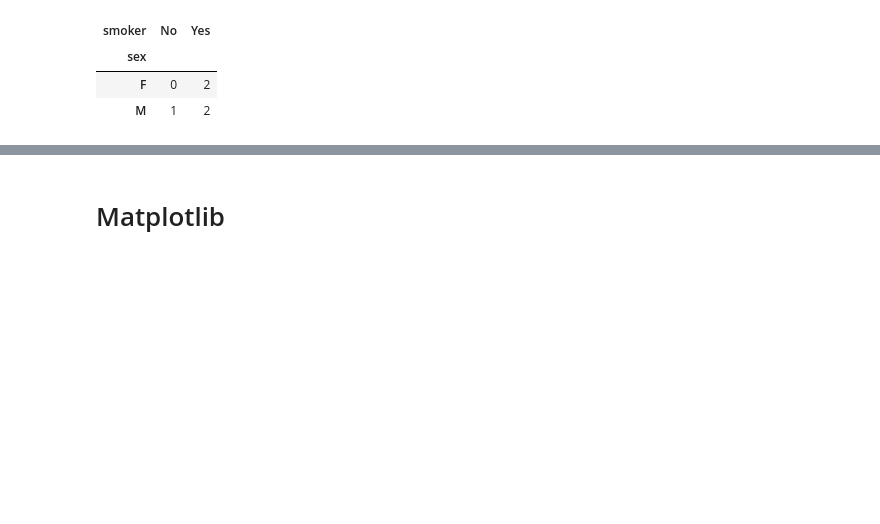
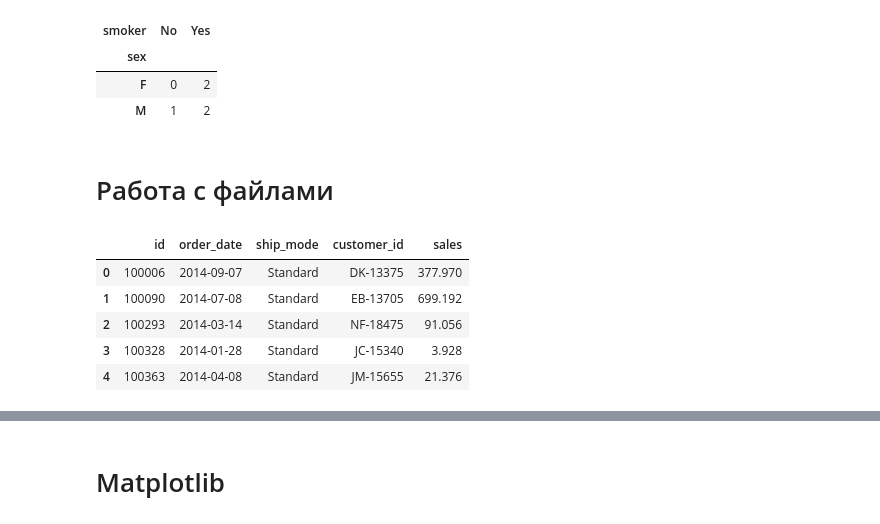
Before and after one commit to DieNice/lessons_notebooks, a Jupyter notebook: lesson_4.ipynb, the cells around one changed output, grey strips where cells are left out. Saved outputs shown, nothing was run; the diff lists cells and outputs as text; code cells hidden in the pictures; blank space fills up the shorter version.

```diff
--- a/lesson_4.ipynb
+++ b/lesson_4.ipynb
@@ -681,3 +689,15 @@ pd.crosstab(df.sex, df.smoker)
 | sex |  |  |
 | F | 0 | 2 |
 | M | 1 | 2 |
+# %% [markdown]
+# Работа с файлами
+# %%
+orders = pd.read_csv("orders.csv")
+orders.head()
+# %% [output]
+|  | id | order_date | ship_mode | customer_id | sales |
+| 0 | 100006 | 2014-09-07 | Standard | DK-13375 | 377.970 |
+| 1 | 100090 | 2014-07-08 | Standard | EB-13705 | 699.192 |
+| 2 | 100293 | 2014-03-14 | Standard | NF-18475 | 91.056 |
+| 3 | 100328 | 2014-01-28 | Standard | JC-15340 | 3.928 |
+| 4 | 100363 | 2014-04-08 | Standard | JM-15655 | 21.376 |
```
Also changed, not shown: parts of 32 cells of this notebook, 8 other files.
